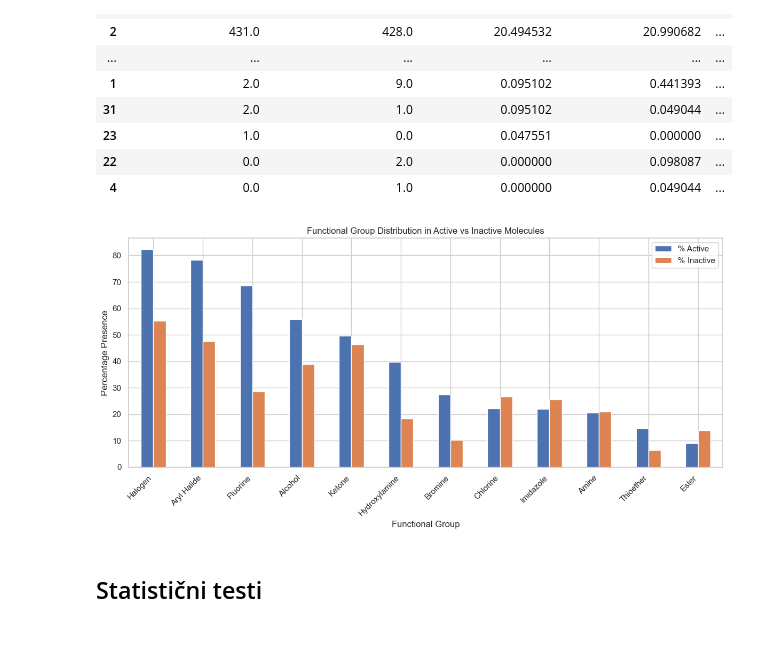
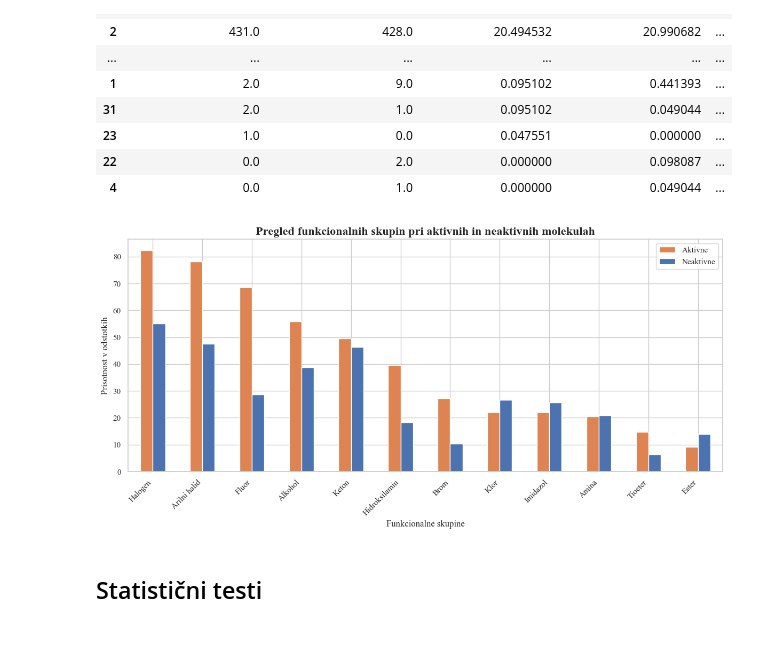
Before and after one commit to samo-n/ML-in-IDO1-drug-discovery, a Jupyter notebook: dir2/__1_3_analize_in_vizualizacije.ipynb, the cells around one changed output. Cells and saved outputs as stored; diff of their text form; code cells hidden in the pictures.

```diff
--- a/dir2/__1_3_analize_in_vizualizacije.ipynb
+++ b/dir2/__1_3_analize_in_vizualizacije.ipynb
@@ -750,35 +750,77 @@ functional_group_comparison
 | 4 | 0.0 | 1.0 | 0.000000 | 0.049044 | ... |
 # %%
 import matplotlib.pyplot as plt
+import seaborn as sns
+import pandas as pd
 
-# Ensure that the percentage columns are numeric
+# Nastavimo pisavo na Times New Roman
+plt.rcParams['font.family'] = 'Times New Roman'
+
+# Predpostavimo, da je DataFrame 'functional_group_comparison' že naložen
+
+# Poskrbimo, da so stolpci s procenti številčni
 functional_group_comparison['% of Active Molecules'] = pd.to_numeric(functional_group_comparison['% of Active Molecules'], errors='coerce')
 functional_group_comparison['% of Inactive Molecules'] = pd.to_numeric(functional_group_comparison['% of Inactive Molecules'], errors='coerce')
 
-# Drop any rows where either percentage is NaN (in case of missing or non-numeric data)
+# Odstranimo vrstice, kjer kateri koli odstotek ni številka (NaN)
 functional_group_comparison.dropna(subset=['% of Active Molecules', '% of Inactive Molecules'], inplace=True)
 
-# Add a column for total percentage (sum of active and inactive percentages)
-functional_group_comparison['Total Percentage'] = functional_group_comparison['% of Active Molecules'] + functional_group_comparison['% of Inactive Molecules']
+# Dodamo stolpec za skupni odstotek (vsota aktivnih in neaktivnih molekul)
+functional_group_comparison['Skupni odstotek'] = functional_group_comparison['% of Active Molecules'] + functional_group_comparison['% of Inactive Molecules']
 
-# Filter the DataFrame to keep only the rows where the total percentage is above 20%
-filtered_df = functional_group_comparison[functional_group_comparison['Total Percentage'] > 20]
+# Filtriramo podatke, da obdržimo samo vrstice s skupnim odstotkom nad 20%
+filtrirani_podatki = functional_group_comparison[functional_group_comparison['Skupni odstotek'] > 20]
 
-# Check if there are any rows left after filtering
-if not filtered_df.empty:
-    # Plotting
-    filtered_df[['% of Active Molecules', '% of Inactive Molecules']].set_index(filtered_df['Functional Group']).plot(kind='bar', figsize=(12,6))
-    plt.title("Functional Group Distribution in Active vs Inactive Molecules")
-    plt.xlabel("Functional Group")
-    plt.ylabel("Percentage Presence")
-    plt.legend(["% Active", "% Inactive"])
+# Slovenski prevodi funkcionalnih skupin
+prevodi_skupin = {
+    "Halogen": "Halogen",
+    "Aryl Halide": "Arilni halid",
+    "Fluorine": "Fluor",
+    "Alcohol": "Alkohol",
+    "Ketone": "Keton",
+    "Hydroxylamine": "Hidroksilamin",
+    "Bromine": "Brom",
+    "Chlorine": "Klor",
+    "Imidazole": "Imidazol",
+    "Amine": "Amina",
+    "Thioether": "Tioeter",
+    "Sulfonamide": "Sulfonamid",
+    "Geminal Dihalide": "Geminalni dihalid",
+    "Urea": "Urea",
+    "Ester": "Ester"
+}
+
+# Nadomestimo angleška imena funkcionalnih skupin s slovenskimi
+filtrirani_podatki.loc[:, 'Functional Group'] = filtrirani_podatki['Functional Group'].replace(prevodi_skupin)
+
+# Preverimo, če imamo kakšne podatke po filtriranju
+if not filtrirani_podatki.empty:
+    # Pridobimo privzeto barvno paleto Seaborn
+    palette = sns.color_palette()
+
+    # Opomba:
+    # Stolpci so urejeni kot:
+    #   0: '% of Active Molecules'
+    #   1: '% of Inactive Molecules'
+    # Želimo, da:
+    #   - Aktivne molekule dobijo drugo barvo (palette[1])
+    #   - Neaktivne molekule dobijo prvo barvo (palette[0])
+    filtrirani_podatki[['% of Active Molecules', '% of Inactive Molecules']] \
+        .set_index(filtrirani_podatki['Functional Group']) \
+        .plot(kind='bar', figsize=(12,6), color=[palette[1], palette[0]])
+
+    # Nastavimo naslov z večjim fontom in krepko pisavo
+    plt.title("Pregled funkcionalnih skupin pri aktivnih in neaktivnih molekulah", fontsize=16, fontweight='bold')
+    plt.xlabel("Funkcionalne skupine", fontsize=12)
+    plt.ylabel("Prisotnost v odstotkih", fontsize=12)
+    plt.legend(["Aktivne", "Neaktivne"])
     plt.xticks(rotation=45, ha="right")
     plt.tight_layout()
     plt.show()
 else:
-    print("No functional groups with a total percentage above 20%.")
+    print("Ni funkcionalnih skupin s skupnim odstotkom nad 20%.")
 # %% [output]
-[figure, old version]
+[figure, new version]
 # %% [markdown]
 ##
 ## Statistični testi
```
Also changed, not shown: parts of 4 cells of this notebook.
